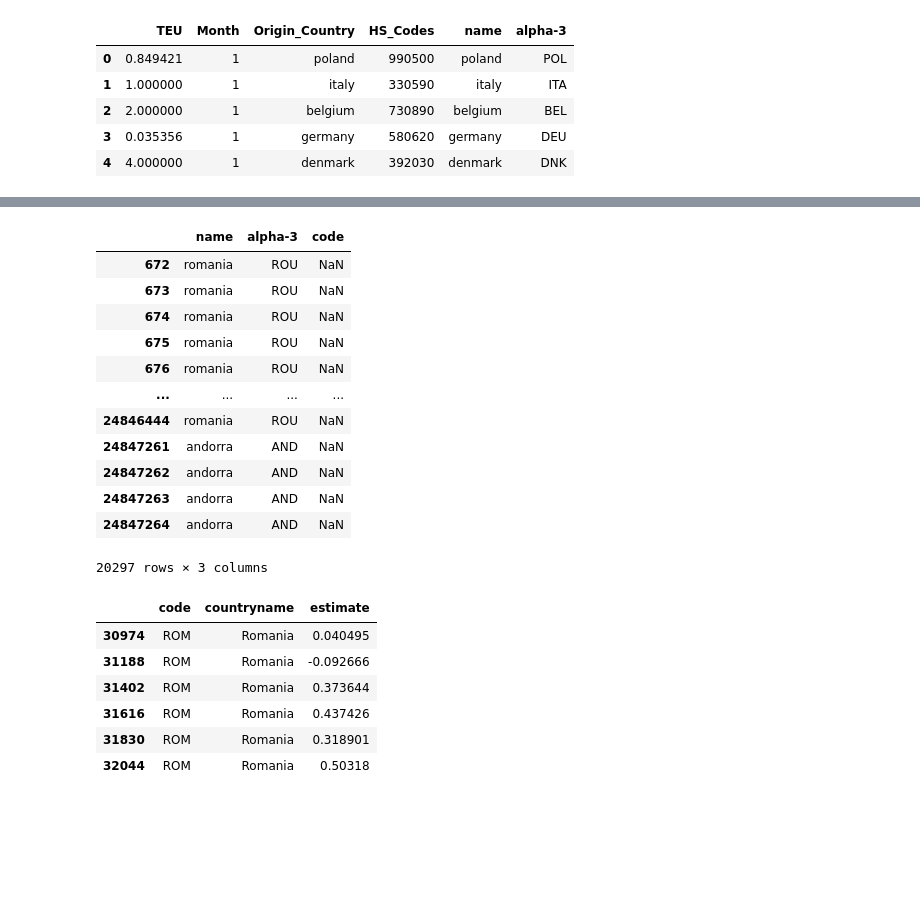
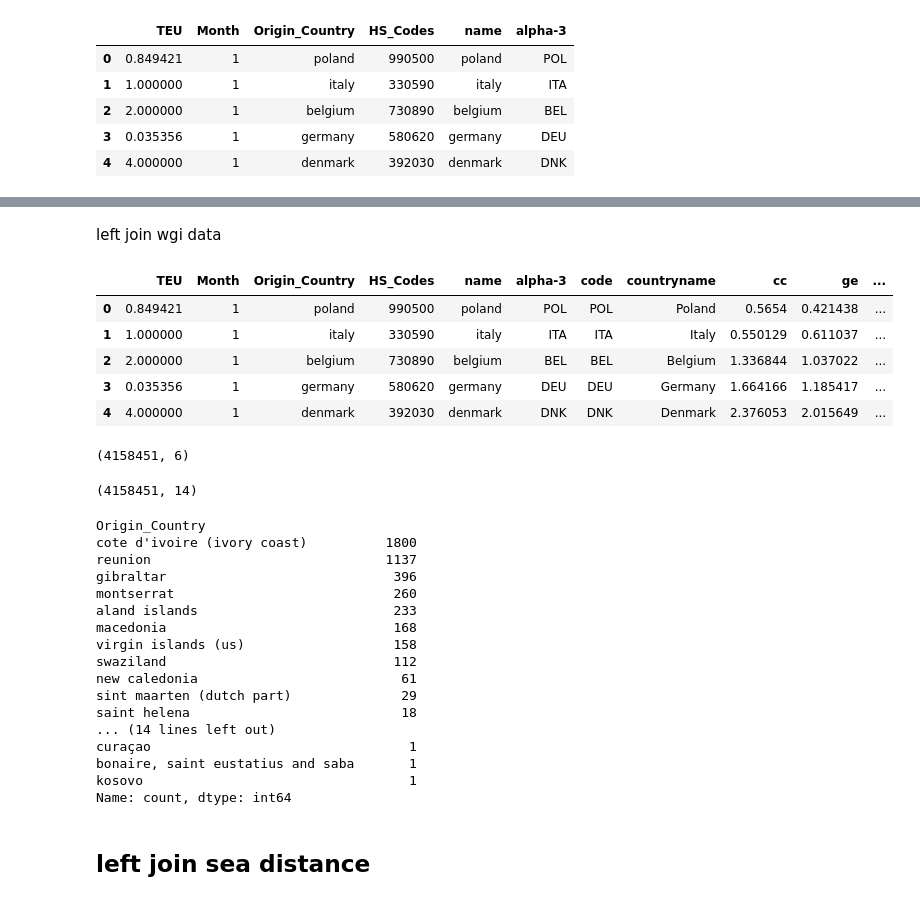
Before and after one commit to jldfernando/MELJS, a Jupyter notebook: notebooks/data cleaning and merging.ipynb, the cells around one changed output, grey strips where cells are left out. Saved outputs shown, nothing was run; the diff lists cells and outputs as text; code cells hidden in the pictures; blank space fills up the shorter version.

```diff
--- a/notebooks/data cleaning and merging.ipynb
+++ b/notebooks/data cleaning and merging.ipynb
@@ -445,0 +587,10 @@ merged_df2.head()
+# %%
+correct_codes = {
+    'ADO': 'AND',
+    'ZAR': 'COD',
+    'ROM': 'ROU',
+    'TMP': 'TLS',
+    'VIR': 'VGB'
+}
+# %%
+wgi_df['code'] = wgi_df['code'].replace(correct_codes)
@@ -446,26 +606,42 @@ merged_df2.head()
+# %% [markdown]
+left join wgi data
+# %%
+merged_df2 = pd.merge(merged_df, wgi_df, left_on = 'alpha-3', right_on = 'code', how = 'left')
+merged_df2.head()
+# %% [output]
+|  | TEU | Month | Origin_Country | HS_Codes | name | alpha-3 | code | countryname | cc | ge | ... |
+| 0 | 0.849421 | 1 | poland | 990500 | poland | POL | POL | Poland | 0.5654 | 0.421438 | ... |
+| 1 | 1.000000 | 1 | italy | 330590 | italy | ITA | ITA | Italy | 0.550129 | 0.611037 | ... |
+| 2 | 2.000000 | 1 | belgium | 730890 | belgium | BEL | BEL | Belgium | 1.336844 | 1.037022 | ... |
+| 3 | 0.035356 | 1 | germany | 580620 | germany | DEU | DEU | Germany | 1.664166 | 1.185417 | ... |
+| 4 | 4.000000 | 1 | denmark | 392030 | denmark | DNK | DNK | Denmark | 2.376053 | 2.015649 | ... |
+# %%
+merged_df.shape
+# %% [output]
+(4158451, 6)
+# %%
+merged_df2.shape
+# %% [output]
+(4158451, 14)
 # %%
-merged_df2[merged_df2['code'].isna()][['name','alpha-3','code']]
+merged_df2[merged_df2['code'].isna()]['Origin_Country'].value_counts()
 # %% [output]
-|  | name | alpha-3 | code |
-| 672 | romania | ROU | NaN |
-| 673 | romania | ROU | NaN |
-| 674 | romania | ROU | NaN |
-| 675 | romania | ROU | NaN |
-| 676 | romania | ROU | NaN |
-| ... | ... | ... | ... |
-| 24846444 | romania | ROU | NaN |
-| 24847261 | andorra | AND | NaN |
-| 24847262 | andorra | AND | NaN |
-| 24847263 | andorra | AND | NaN |
-| 24847264 | andorra | AND | NaN |
-20297 rows × 3 columns
+Origin_Country
+cote d'ivoire (ivory coast)          1800
+reunion                              1137
+gibraltar                             396
+montserrat                            260
+aland islands                         233
+macedonia                             168
+virgin islands (us)                   158
+swaziland                             112
+new caledonia                          61
+sint maarten (dutch part)              29
+saint helena                           18
+... (14 lines left out)
+curaçao                                 1
+bonaire, saint eustatius and saba       1
+kosovo                                  1
+Name: count, dtype: int64
-# %%
-wgi_data[wgi_data['countryname'].str.startswith('Ro')]
-# %% [output]
-|  | code | countryname | estimate |
-| 30974 | ROM | Romania | 0.040495 |
-| 31188 | ROM | Romania | -0.092666 |
-| 31402 | ROM | Romania | 0.373644 |
-| 31616 | ROM | Romania | 0.437426 |
-| 31830 | ROM | Romania | 0.318901 |
-| 32044 | ROM | Romania | 0.50318 |
+# %% [markdown]
+## left join sea distance
```
Also changed, not shown: parts of 41 cells of this notebook.
